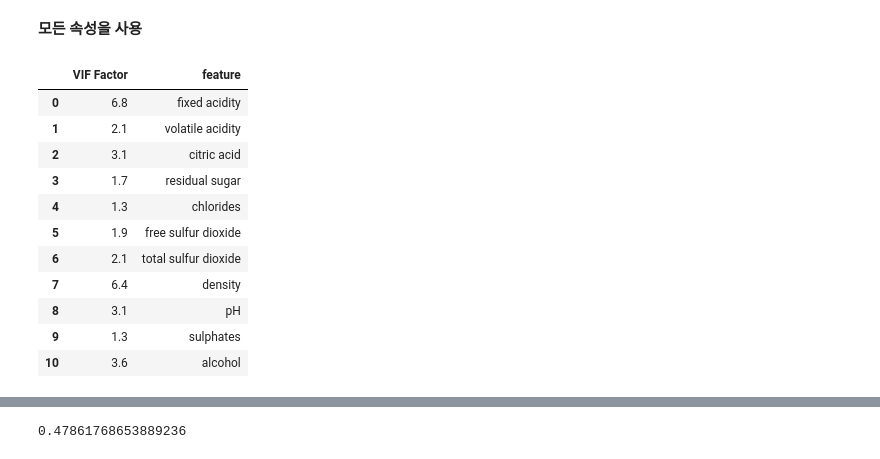
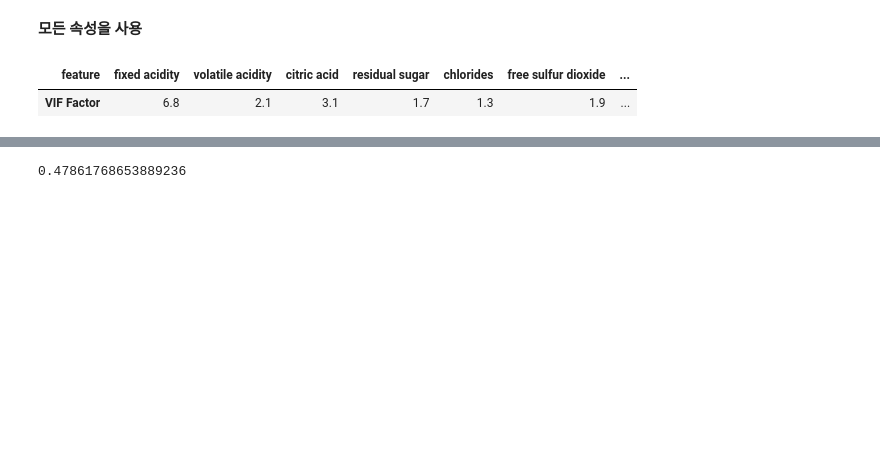
Before and after one commit to sohyeondian/red_wine, a Jupyter notebook: 01. kNN.ipynb, the cells around one changed output, grey strips where cells are left out. Drawn from its saved outputs; the diff is of its cells as text; code cells hidden in the pictures; blank space fills up the shorter version.

```diff
--- a/01. kNN.ipynb
+++ b/01. kNN.ipynb
@@ -363,23 +495,15 @@ eli5.show_weights(perm, feature_names = X.columns.tolist())
 # %%
 from statsmodels.stats.outliers_influence import variance_inflation_factor
 
 vif = pd.DataFrame()
 vif['VIF Factor'] = [variance_inflation_factor(X.values, i) for i in range(X.shape[1])]
 vif['feature'] = X.columns
-vif.round(1)
+df = vif.round(1)
+df.set_index(['feature'], inplace=True)
+df.transpose()
 # %% [output]
-|  | VIF Factor | feature |
-| 0 | 6.8 | fixed acidity |
-| 1 | 2.1 | volatile acidity |
-| 2 | 3.1 | citric acid |
-| 3 | 1.7 | residual sugar |
-| 4 | 1.3 | chlorides |
-| 5 | 1.9 | free sulfur dioxide |
-| 6 | 2.1 | total sulfur dioxide |
-| 7 | 6.4 | density |
-| 8 | 3.1 | pH |
-| 9 | 1.3 | sulphates |
-| 10 | 3.6 | alcohol |
+| feature | fixed acidity | volatile acidity | citric acid | residual sugar | chlorides | free sulfur dioxide | ... |
+| VIF Factor | 6.8 | 2.1 | 3.1 | 1.7 | 1.3 | 1.9 | ... |
 # %%
 X = X.drop(['fixed acidity'], axis=1)
 vif = pd.DataFrame()
```
Also changed, not shown: parts of 14 cells of this notebook.
